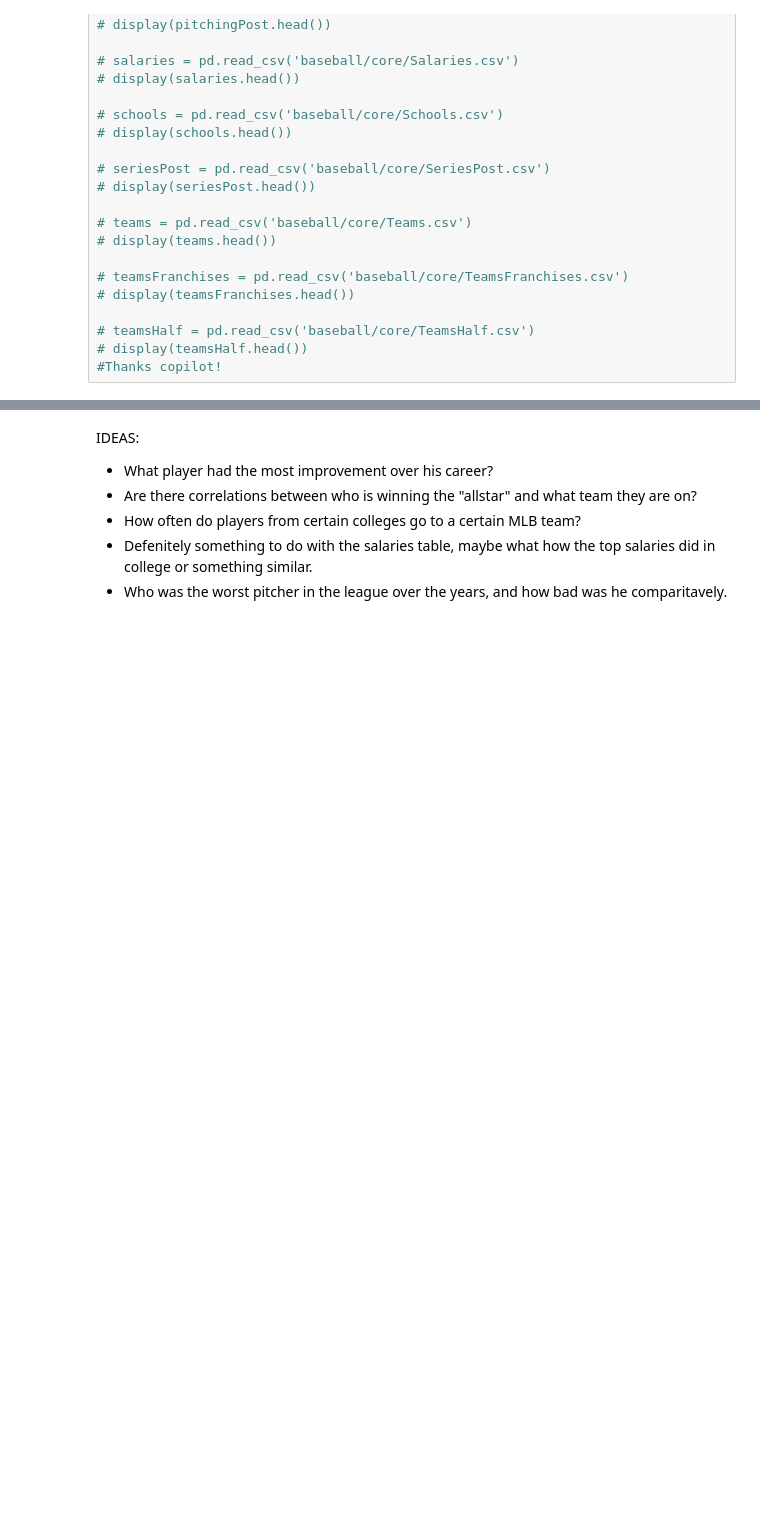
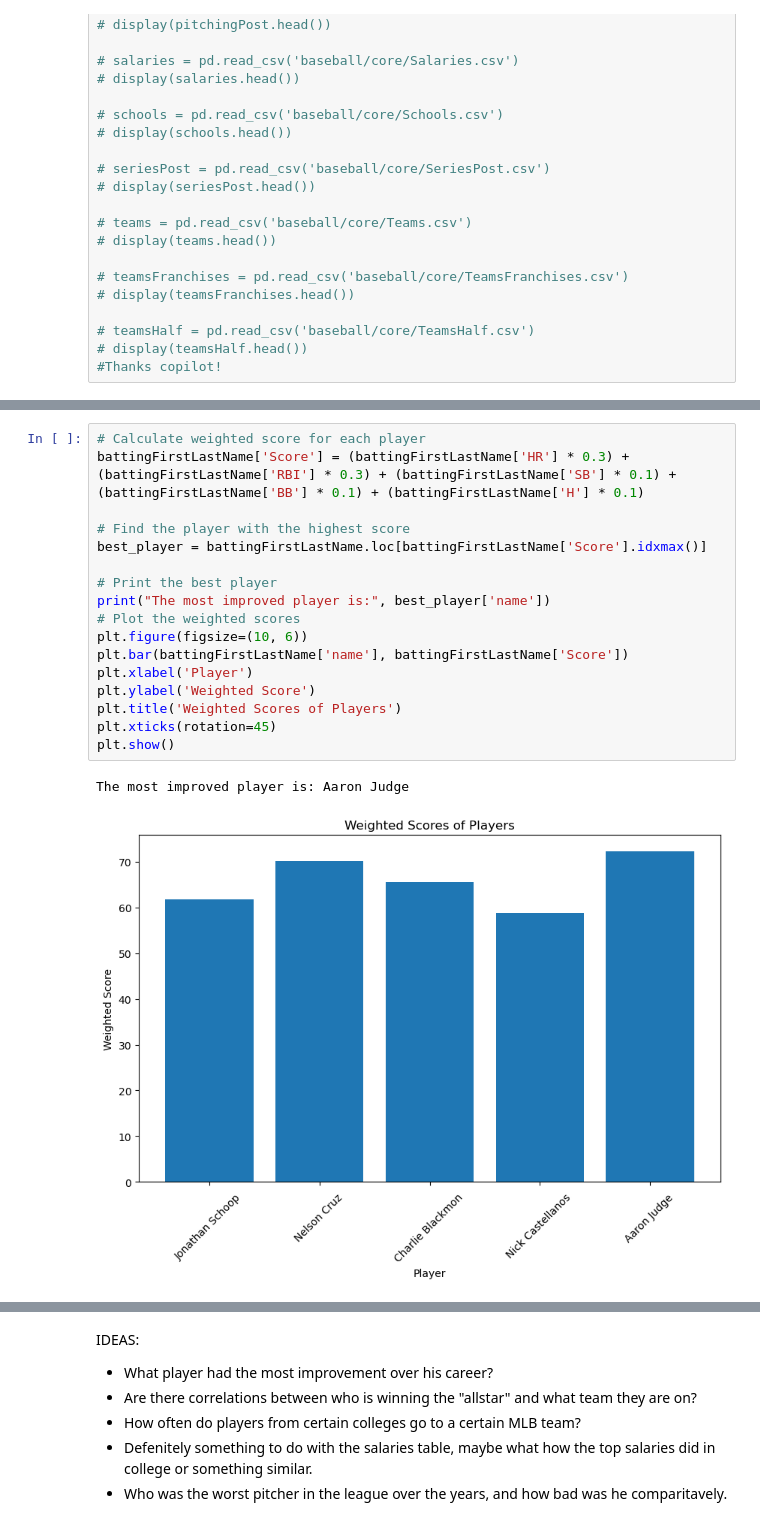
Before and after one commit to Treyson-Grange/cs5830_project1, a Jupyter notebook: project1.ipynb, the cells around one changed output, grey strips where cells are left out. Cells and saved outputs as stored; diff of their text form; blank space fills up the shorter version.

```diff
--- a/project1.ipynb
+++ b/project1.ipynb
@@ -206,0 +184,20 @@ display(battingFirstLastName)
+# %%
+# Calculate weighted score for each player
+battingFirstLastName['Score'] = (battingFirstLastName['HR'] * 0.3) + (battingFirstLastName['RBI'] * 0.3) + (battingFirstLastName['SB'] * 0.1) + (battingFirstLastName['BB'] * 0.1) + (battingFirstLastName['H'] * 0.1)
+
+# Find the player with the highest score
+best_player = battingFirstLastName.loc[battingFirstLastName['Score'].idxmax()]
+
+# Print the best player
+print("The most improved player is:", best_player['name'])
+# Plot the weighted scores
+plt.figure(figsize=(10, 6))
+plt.bar(battingFirstLastName['name'], battingFirstLastName['Score'])
+plt.xlabel('Player')
+plt.ylabel('Weighted Score')
+plt.title('Weighted Scores of Players')
+plt.xticks(rotation=45)
+plt.show()
+# %% [output]
+The most improved player is: Aaron Judge
+[figure, added]
```
Also changed, not shown: parts of 5 cells of this notebook.
